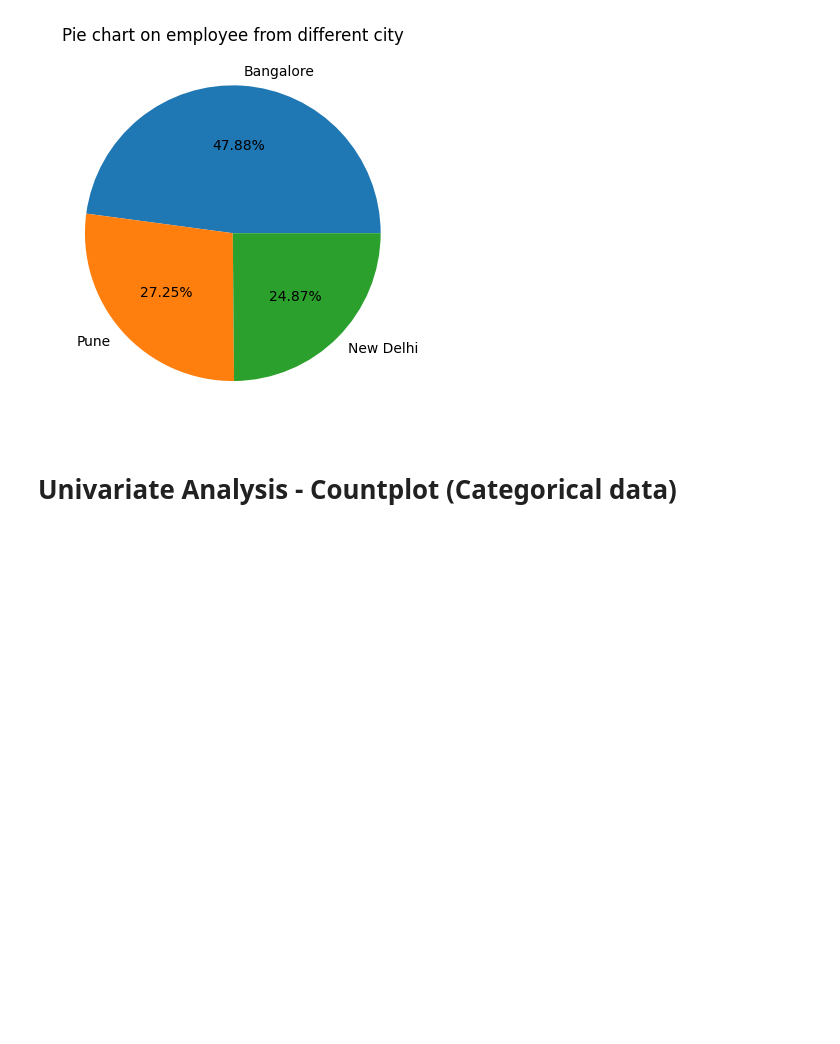
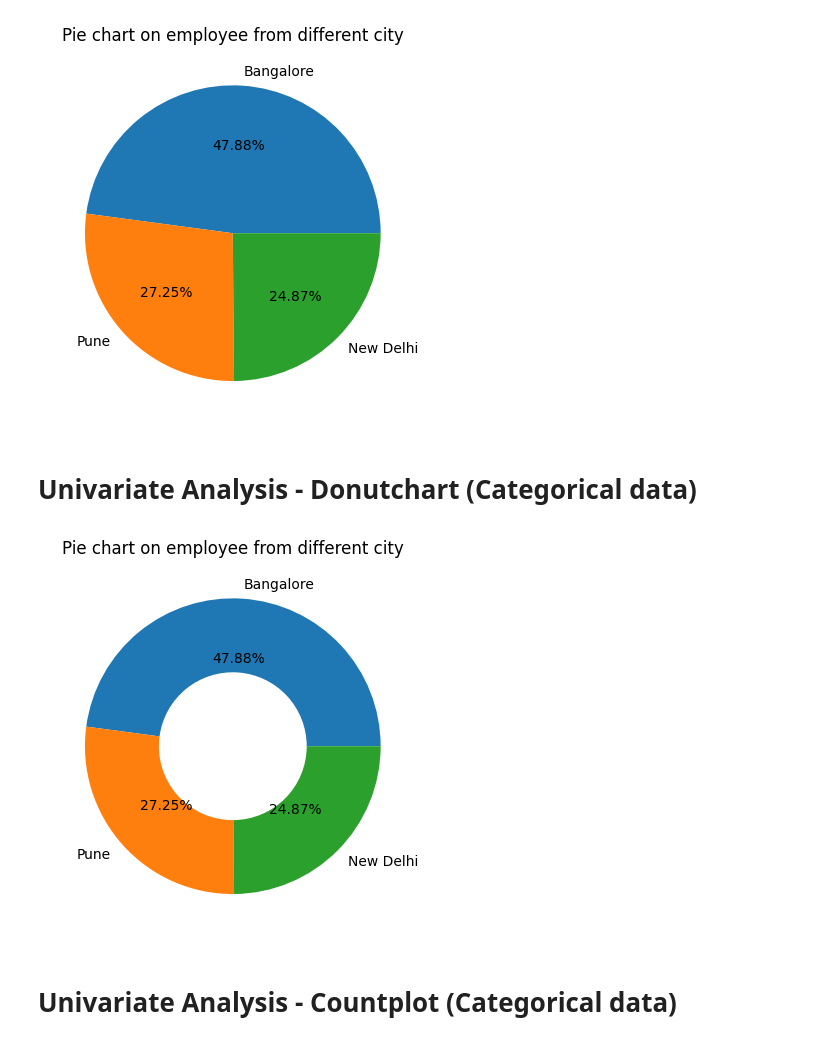
Before and after one commit to mahabubmamun/Machine-Learning, a Jupyter notebook: Univariate_Bivariate_Multivariate_Analysis.ipynb, the cells around one changed output. Drawn from its saved outputs; the diff is of its cells as text; code cells hidden in the pictures; blank space fills up the shorter version.

Commit message:
Kaggle Notebook | Univariate-Bivariate-Multivariate Analysis | Version 4

```diff
--- a/Univariate_Bivariate_Multivariate_Analysis.ipynb
+++ b/Univariate_Bivariate_Multivariate_Analysis.ipynb
@@ -87,6 +98,20 @@ plt.title('Pie chart on employee from different city')
 plt.show()
 # %% [output]
 [figure]
+# %% [markdown]
+# Univariate Analysis - Donutchart (Categorical data)
+# %%
+# Donut chart on employee percentage according to city on employee dataset
+data = df_employee['City'].value_counts()
+
+plt.pie(data,
+        labels = data.index,
+        wedgeprops = {'width':0.5},
+        autopct = '%1.2f%%')
+plt.title('Pie chart on employee from different city')
+plt.show()
+# %% [output]
+[figure, added]
 # %% [markdown]
 # Univariate Analysis - Countplot (Categorical data)
 # %%
```
Also changed, not shown: parts of 7 cells of this notebook.
